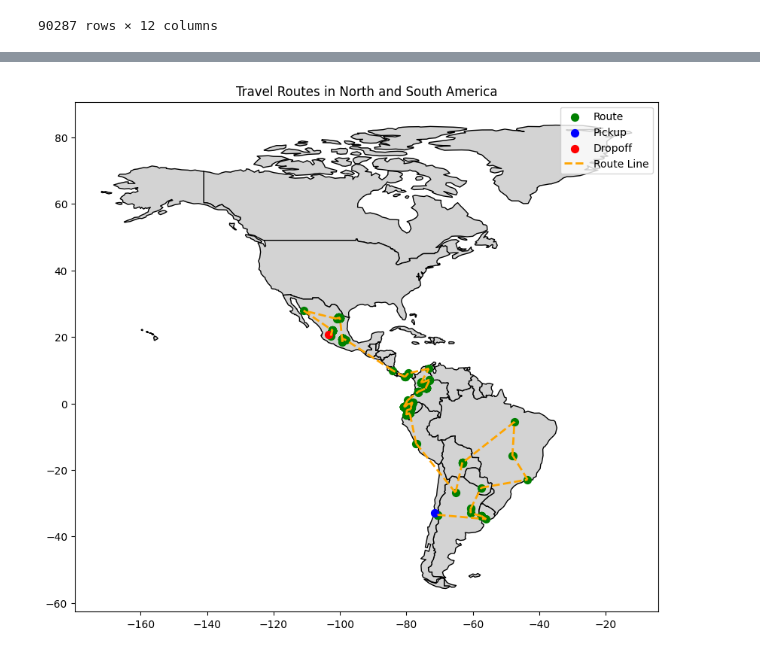
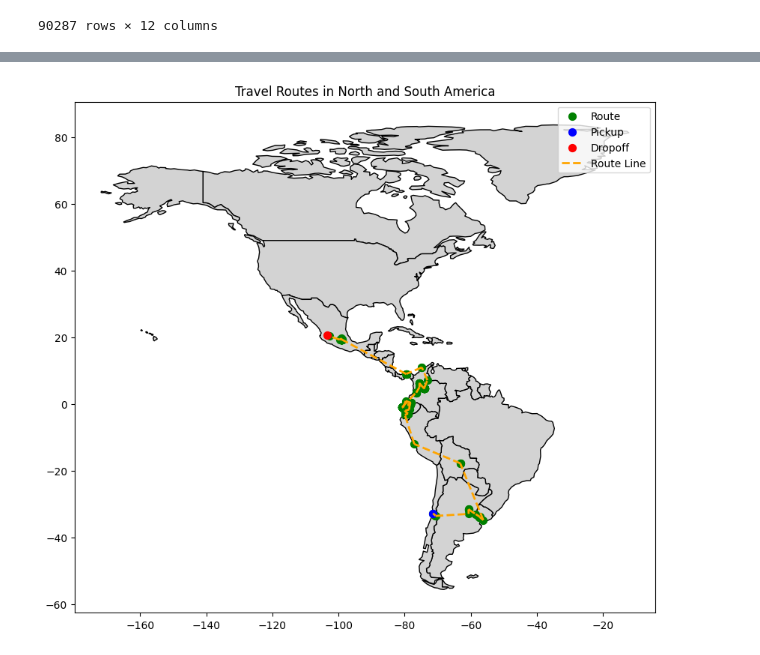
Before and after one commit to Makaadam11/Python, a Jupyter notebook: Final_Project/Final_Project.ipynb, the cells around one changed output, grey strips where cells are left out. Saved outputs shown, nothing was run; the diff lists cells and outputs as text; code cells hidden in the pictures.

```diff
--- a/Final_Project/Final_Project.ipynb
+++ b/Final_Project/Final_Project.ipynb
@@ -33,7 +33,7 @@ df
 90287 rows × 12 columns
 # %%
 # Assuming df is your original DataFrame
-df = df.drop(columns=['store_and_fwd_flag', 'id']).sample(n=1000, random_state=42)
+df = df.drop(columns=['store_and_fwd_flag', 'id']).sample(n=2000)
 
 # If you want to reset the index after sampling
 df = df.reset_index(drop=True)
@@ -685,0 +692,7 @@ minimize_cost(df)
+# %%
+df  = pd.DataFrame(pd.read_csv("all-data_clean.csv",encoding="utf-8"))
+df = df.sample(n=500)
+
+# If you want to reset the index after sampling
+df = df.reset_index(drop=True)
+df
@@ -696,7 +723,6 @@ start_longitude = -71.4313619689893  # Replace with the actual starting longitud
 end_latitude = 20.65374466  # Replace with the actual ending latitude
 end_longitude = -103.40145068  # Replace with the actual ending longitude
 
-# Function to find the nearest point to a given location
 def find_nearest_point(current_lat, current_lon, visited):
     """
     Find the nearest point to a given location based on distances and a heuristic score.
@@ -709,26 +735,25 @@ def find_nearest_point(current_lat, current_lon, visited):
     Returns:
     Series: The nearest point as a Pandas Series.
     """
-    valid_points = df_longlat[~visited]
-    valid_points['distance_to_current'] = valid_points.apply(lambda row: calculate_distance(current_lat, current_lon, row['lat'], row['long']), axis=1)
-    valid_points['distance_to_end'] = valid_points.apply(lambda row: calculate_distance(row['lat'], row['long'], end_latitude, end_longitude), axis=1)
+    valid_points = pd.DataFrame()
+    for i in range(len(df_longlat)):
+        if not visited.at[i] and df_longlat.at[i,'long'] <= -35:
+            distance_to_current = calculate_distance(
+                current_lat, current_lon, df_longlat.at[i, 'lat'], df_longlat.at[i, 'long']
+            )
+            distance_to_end = calculate_distance(
+                df_longlat.at[i, 'lat'], df_longlat.at[i, 'long'], end_latitude, end_longitude
+            )
+            valid_points.at[i,'heuristic_score'] = (distance_to_current + distance_to_end*0.7 + (distance_to_current - distance_to_end)*0.7)
 
     # Find the nearest point to the current location considering both distances and not visited
-    if len(valid_points) > 0:
-        valid_points['heuristic_score'] = valid_points['distance_to_current'].subtract(valid_points['distance_to_end'])
-
-        # Filter points within the right boundary of South America
-        valid_points = valid_points[valid_points['long'] <= -35]
-
-        if len(valid_points) > 0:
-            nearest_point = valid_points.loc[valid_points['heuristic_score'].idxmin()]
-            return nearest_point
-        else:
-            return None
+    if len(df_longlat) > 0:
+        nearest_point_index = valid_points['heuristic_score'].idxmin()
+        nearest_point = df_longlat.loc[nearest_point_index]
+        return nearest_point
     else:
         return None
 
-# Function to calculate the greedy travel route
 def calculate_travel_route_greedy():
     """
     Calculate the greedy travel route from the starting location to the ending location.
@@ -738,21 +763,29 @@ def calculate_travel_route_greedy():
     """
     lat = []
     long = []
+
     visited = pd.Series([False] * len(df_longlat), name='visited')
+    lat.append(start_latitude)
+    long.append(start_longitude)
 
     # Find the nearest point to the starting location
-    nearest_start_point = find_nearest_point(start_latitude, start_longitude, visited)
+    nearest_start_point = find_nearest_point(
+        start_latitude, start_longitude, visited
+    )
 
     # Initialize variables
-    path = 0
     current_lat = nearest_start_point['lat']
     current_lon = nearest_start_point['long']
 
     while True:
-        nearest_point = find_nearest_point(current_lat, current_lon, visited)
-
+        nearest_point = find_nearest_point(
+            current_lat, current_lon, visited
+        )
         tolerance = 0.8  # Allowed tolerance to pick endpoint
-        if abs(current_lat - end_latitude) < tolerance and abs(current_lon - end_longitude) < tolerance:
+        if (
+            abs(current_lat - end_latitude) < tolerance
+            and abs(current_lon - end_longitude) < tolerance
+        ):
             return lat, long
 
         if nearest_point is None:
@@ -761,7 +794,6 @@ def calculate_travel_route_greedy():
         visited[nearest_point.name] = True
         lat.append(nearest_point['lat'])
         long.append(nearest_point['long'])
-        path += nearest_point['distance_to_current']
 
         current_lat = nearest_point['lat']
         current_lon = nearest_point['long']
@@ -776,31 +808,34 @@ geometry_pickup = [Point(start_longitude, start_latitude)]
 geometry_dropoff = [Point(end_longitude, end_latitude)]
 
 gdf_pickup = gpd.GeoDataFrame(geometry_pickup, geometry=geometry_pickup, crs="EPSG:4326")
 gdf_dropoff = gpd.GeoDataFrame(geometry_dropoff, geometry=geometry_dropoff, crs="EPSG:4326")
 
 # Create a GeoDataFrame for the travel route
 geometry_route = [Point(lon, lat) for lon, lat in zip(long, lat)]
 gdf_route = gpd.GeoDataFrame(geometry=geometry_route, crs="EPSG:4326")
 
 # Create a GeoDataFrame for the line connecting the points in the route
 line_geometry_list = [LineString([Point(lon1, lat1), Point(lon2, lat2)]) for lon1, lat1, lon2, lat2 in zip(long[:-1], lat[:-1], long[1:], lat[1:])]
 gdf_route_line = gpd.GeoDataFrame(geometry=line_geometry_list, crs="EPSG:4326")
 
 # Plotting
 world = gpd.read_file(gpd.datasets.get_path('naturalearth_lowres'))
 north_america = world[world['continent'] == 'North America']
 south_america = world[world['continent'] == 'South America']
 
+
 fig, ax = plt.subplots(figsize=(10, 10))
+
 north_america.plot(ax=ax, color='lightgray', edgecolor='black')
 south_america.plot(ax=ax, color='lightgray', edgecolor='black')
 gdf_route.plot(ax=ax, color='green', markersize=50, label='Route')
 gdf_pickup.plot(ax=ax, color='blue', markersize=50, label='Pickup')
 gdf_dropoff.plot(ax=ax, color='red', markersize=50, label='Dropoff')
 gdf_route_line.plot(ax=ax, color='orange', linestyle='--', linewidth=2, label='Route Line')
 
+
 plt.title('Travel Routes in North and South America')
 plt.legend()
 plt.show()
 # %% [output]
-[figure, old version]
+[figure, new version]
```
Also changed, not shown: parts of 14 cells of this notebook.
